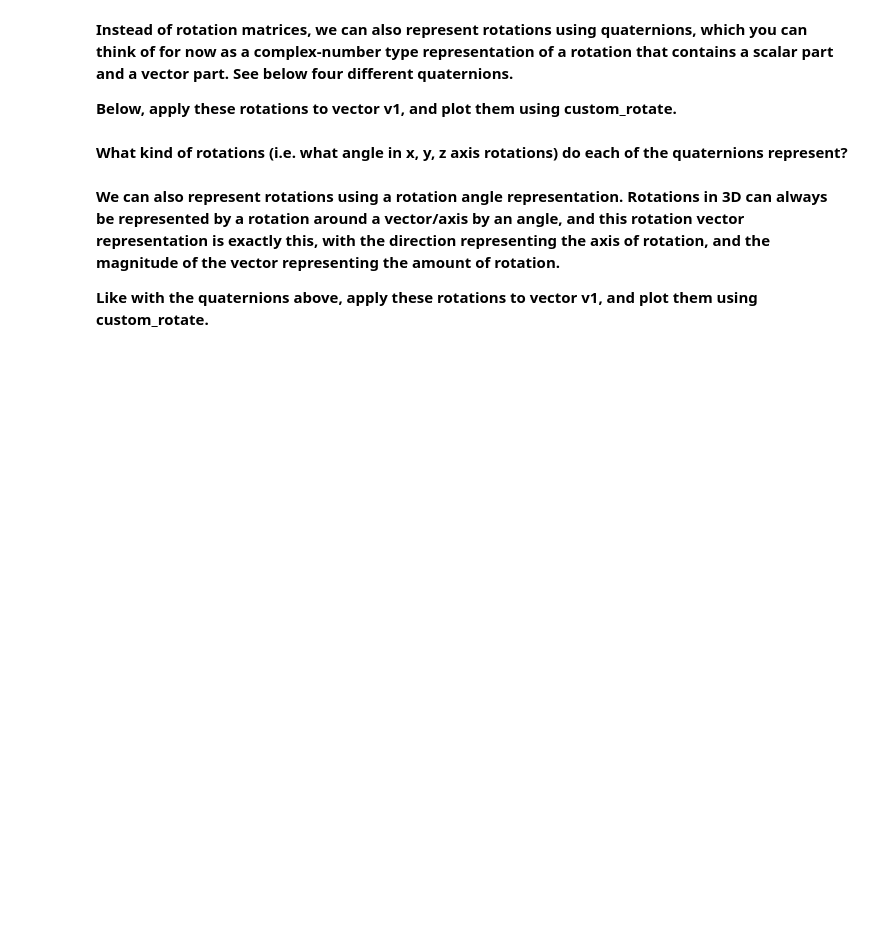
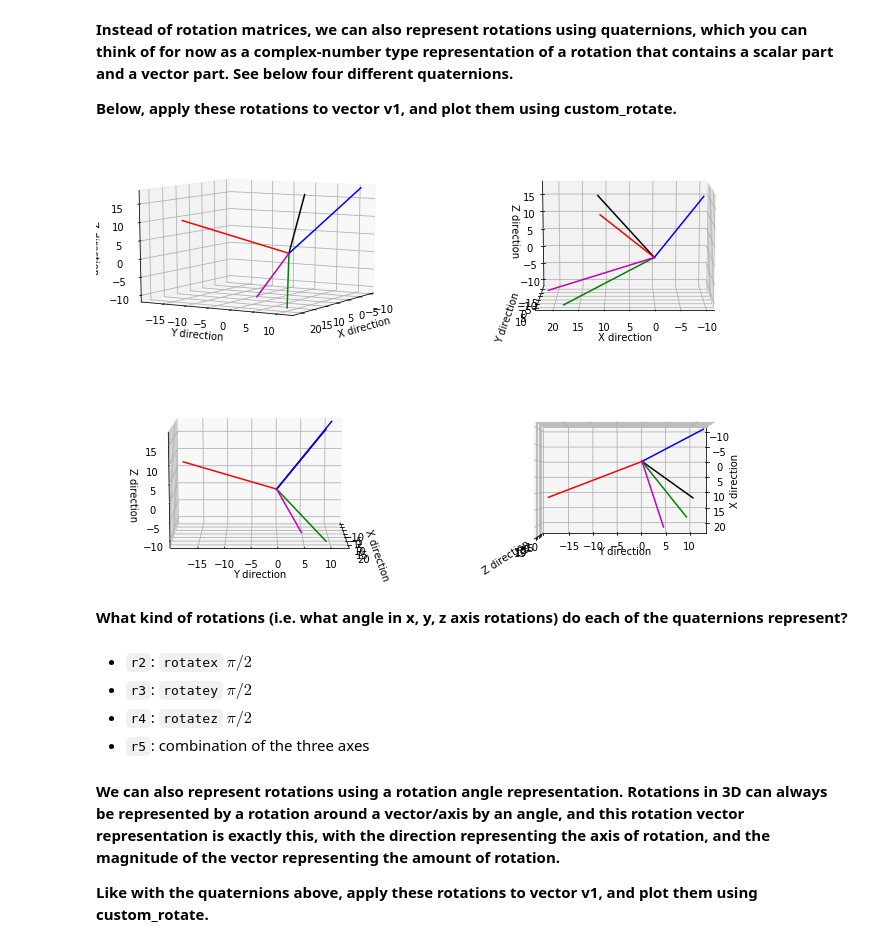
Before and after one commit to dlezcan1/computer-vision-fall-2020, a Jupyter notebook: week7/(Week_7)_Stereo.ipynb, the cells around one changed output. Drawn from its saved outputs; the diff is of its cells as text; code cells hidden in the pictures; blank space fills up the shorter version.

```diff
--- a/week7/(Week_7)_Stereo.ipynb
+++ b/week7/(Week_7)_Stereo.ipynb
@@ -124,22 +151,32 @@ custom_rotate(rotate_via_matrix_zyx)
 # %%
 from scipy.spatial.transform import Rotation as R
 
 # Original vector
 v1 = np.array([11.231303753070549, 9.27144871768164, 18.085790226916288])
 
 # Four different quaternion rotations
 r2 = R.from_quat([ 0.7071068, 0, 0, 0.7071068 ])
 r3 = R.from_quat([0, 0.7071068, 0, 0.7071068])
 r4 = R.from_quat([ 0, 0, 0.7071068, 0.7071068 ])
 r5 = R.from_quat([ -0.0719725, 0.6031058, -0.1374307, 0.7824296 ])
 
 # Apply the rotations to our vector via rx.apply(v1)
-
+v2 = r2.apply(v1)
+v3 = r3.apply(v1)
+v4 = r4.apply(v1)
+v5 = r5.apply(v1)
 
 # Plots
 custom_rotate(None, v1, v2, v3, v4, v5)
+# %% [output]
+[figure, added]
 # %% [markdown]
 **What kind of rotations (i.e. what angle in x, y, z axis rotations) do each of the quaternions represent?**
+# %% [markdown]
+* `r2`: `rotatex` $\pi/2$
+* `r3`: `rotatey` $\pi/2$
+* `r4`: `rotatez` $\pi/2$
+* `r5`: combination of the three axes
 # %% [markdown]
 **We can also represent rotations using a rotation angle representation. Rotations in 3D can always be represented by a rotation around a vector/axis by an angle, and this rotation vector representation is exactly this, with the direction representing the axis of rotation, and the magnitude of the vector representing the amount of rotation.**
 
```
Also changed, not shown: parts of 30 cells of this notebook.
